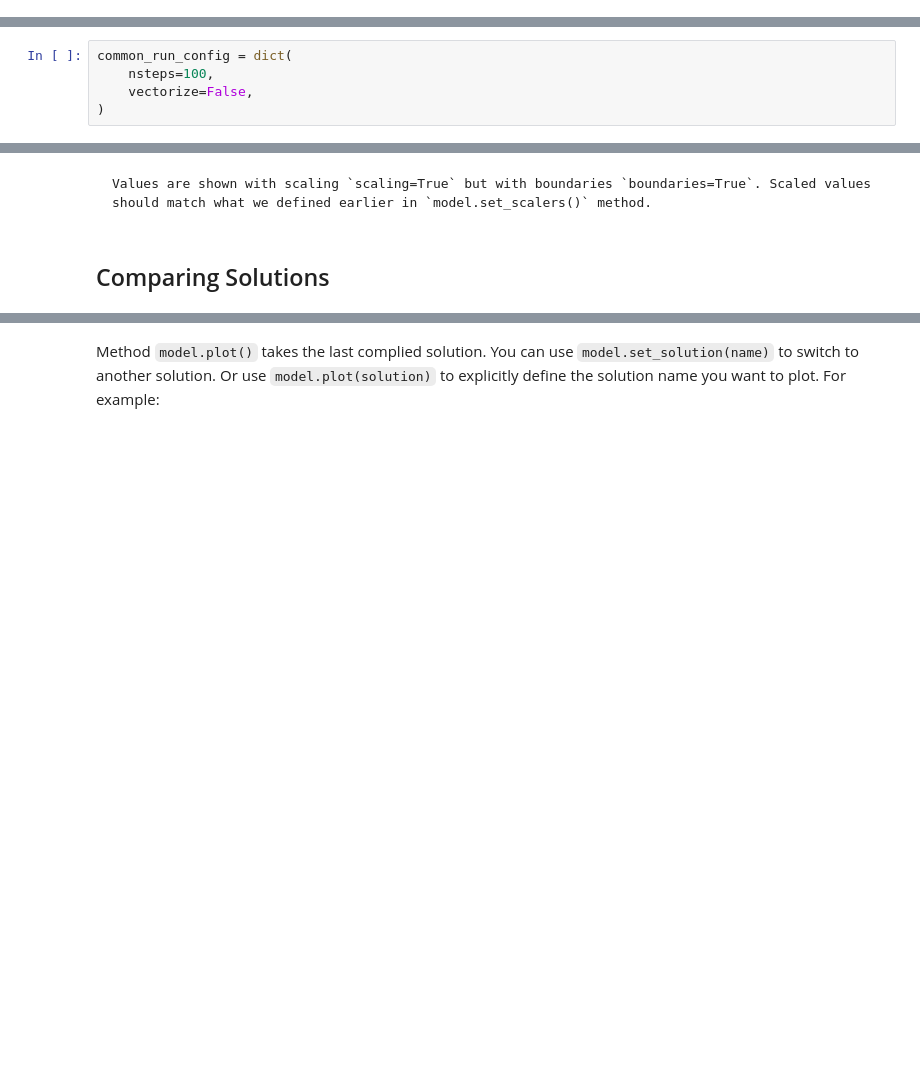
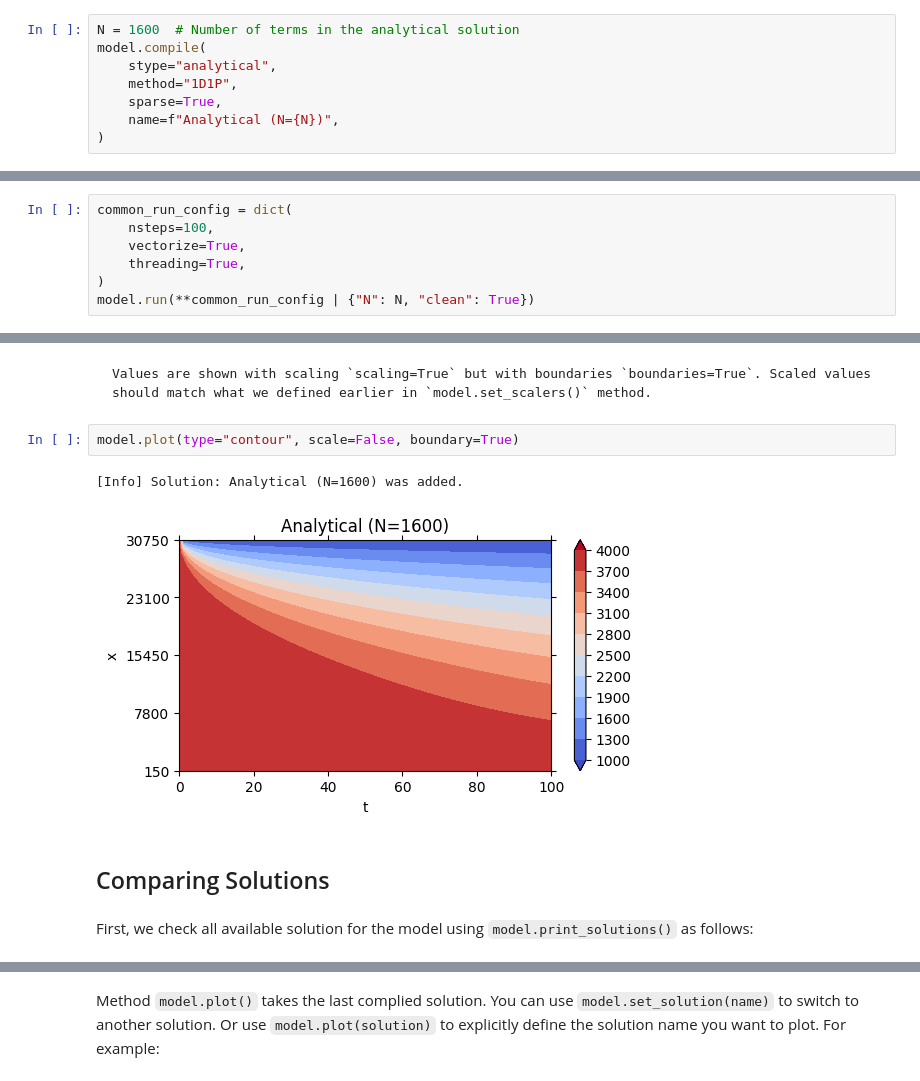
Before and after one commit to hiesabx/reservoirflow, a Jupyter notebook: docs/source/user_guide/tutorials/tutorial_different_solutions_1D1P.ipynb, the cells around one changed output, grey strips where cells are left out. Drawn from its saved outputs; the diff is of its cells as text; blank space fills up the shorter version.

````diff
--- a/docs/source/user_guide/tutorials/tutorial_different_solutions_1D1P.ipynb
+++ b/docs/source/user_guide/tutorials/tutorial_different_solutions_1D1P.ipynb
@@ -227,3 +232,11 @@ Values are shown without scaling `scaling=False` but with boundaries `boundaries
 ```
 # %% [markdown]
 We can improve the analytical solution by using `N=200` and `clean=True` which will exclude values outside of the defined range.
+# %%
+N = 1600  # Number of terms in the analytical solution
+model.compile(
+    stype="analytical",
+    method="1D1P",
+    sparse=True,
+    name=f"Analytical (N={N})",
+)
@@ -230,5 +245,7 @@ We can improve the analytical solution by using `N=200` and `clean=True` which w
 # %%
 common_run_config = dict(
     nsteps=100,
-    vectorize=False,
+    vectorize=True,
+    threading=True,
 )
+model.run(**common_run_config | {"N": N, "clean": True})
@@ -256,5 +261,12 @@ model.plot(scale=True, boundary=True)
 ```{note}
 Values are shown with scaling `scaling=True` but with boundaries `boundaries=True`. Scaled values should match what we defined earlier in `model.set_scalers()` method.
 ```
+# %%
+model.plot(type="contour", scale=False, boundary=True)
+# %% [output]
+[Info] Solution: Analytical (N=1600) was added.
+[figure, added]
 # %% [markdown]
 ## Comparing Solutions
+# %% [markdown]
+First, we check all available solution for the model using `model.print_solutions()` as follows:
````
Also changed, not shown: parts of 17 cells of this notebook, 6 other files.
